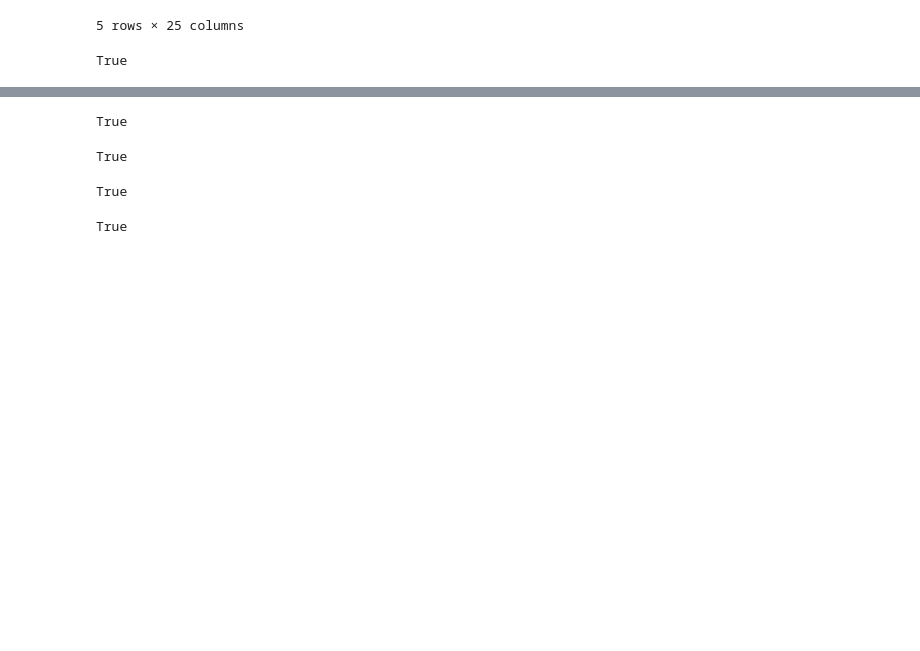
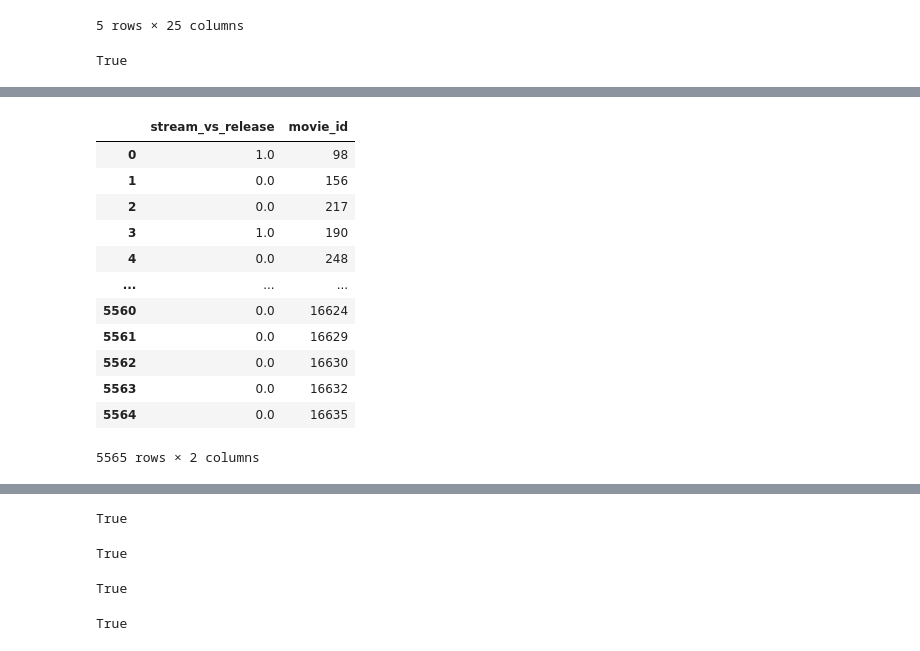
Before and after one commit to arielleweinstein/422-final-project, a Jupyter notebook: FinalProject_ArielleW.ipynb, the cells around one changed output, grey strips where cells are left out. Drawn from its saved outputs; the diff is of its cells as text; code cells hidden in the pictures; blank space fills up the shorter version.

```diff
--- a/FinalProject_ArielleW.ipynb
+++ b/FinalProject_ArielleW.ipynb
@@ -439,6 +439,6 @@ X_train = train.drop(columns=['critic_rating','critic_count']) #drop critic rati
 y_train = train['critic_rating'] #only use the critic rating in the y train
 # %%
-X_test = test.drop(columns=['critic_rating','critic_count']) #drop the critic rating and count from test data
+X_test = test.drop(columns=['critic_rating','critic_count','audience_count','audience_rating']) #drop the critic rating and count from test data
 y_test = test['critic_rating'] #use only the critic rating in the y test
 # %% [markdown]
 We don't want to include the target variable as well as anything that the model should not know prior to the release date. This includes the audience reviews and the counts for both critic reviews and audience reviews because this information does not become available until after the release.
@@ -741,0 +721,4 @@ model_df_test.head() #view the updated df
+# %%
+#years between streaming and theatre release feature
+X_test['stream_release_year'] = X_test['on_streaming_date'].dt.year
+X_test.head()
@@ -741,0 +732,20 @@ model_df_test.head() #view the updated df
+# %%
+stream_release = pd.DataFrame({
+    'stream_vs_release': X_test['stream_release_year'] - X_test['release_year'],
+    'movie_id': X_test['movie_id']
+})
+stream_release
+# %% [output]
+|  | stream_vs_release | movie_id |
+| 0 | 1.0 | 98 |
+| 1 | 0.0 | 156 |
+| 2 | 0.0 | 217 |
+| 3 | 1.0 | 190 |
+| 4 | 0.0 | 248 |
+| ... | ... | ... |
+| 5560 | 0.0 | 16624 |
+| 5561 | 0.0 | 16629 |
+| 5562 | 0.0 | 16630 |
+| 5563 | 0.0 | 16632 |
+| 5564 | 0.0 | 16635 |
+5565 rows × 2 columns
```
Also changed, not shown: parts of 40 cells of this notebook.
